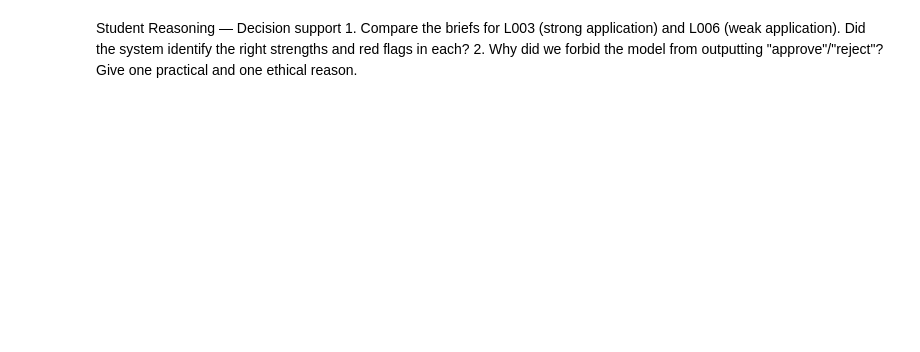
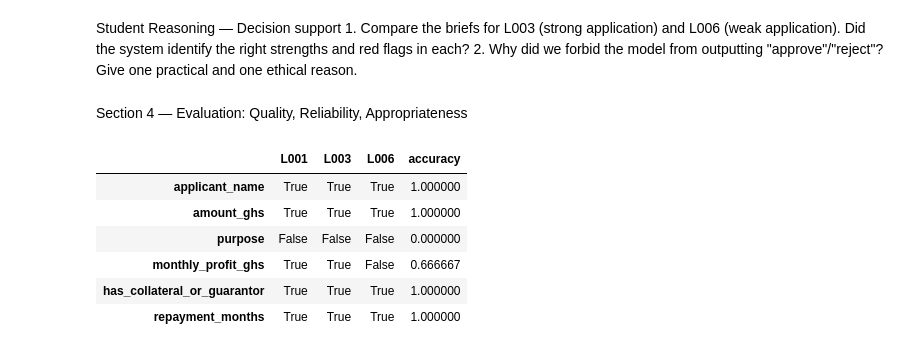
Before and after one commit to SamuelOpong07/lab-4-llm-decision-support, a Jupyter notebook: lab4_llm_decision_support.ipynb, the cells around one changed output. Saved outputs shown, nothing was run; the diff lists cells and outputs as text; code cells hidden in the pictures; blank space fills up the shorter version.

Commit message:
Part 4.1: Extraction accuracy against gold labels

```diff
--- a/lab4_llm_decision_support.ipynb
+++ b/lab4_llm_decision_support.ipynb
@@ -360,0 +363,42 @@ Student Reasoning — Decision support 1. Compare the briefs for L003 (strong ap
+# %% [markdown]
+Section 4 — Evaluation: Quality, Reliability, Appropriateness
+# %%
+# Part 4.1 — Extraction accuracy against gold labels
+
+GOLD_IDS = ["L001", "L003", "L006"]
+FIELDS = ["applicant_name", "amount_ghs", "purpose", "monthly_profit_ghs", "has_collateral_or_guarantor", "repayment_months"]
+
+def values_match(field, extracted_val, gold_val):
+    if extracted_val is None and gold_val is None:
+        return True
+    if extracted_val is None or gold_val is None:
+        return False
+    if field == "applicant_name":
+        return str(extracted_val).strip().lower() == str(gold_val).strip().lower()
+    if field == "purpose":
+        return str(extracted_val).strip().lower() == str(gold_val).strip().lower()
+    if field == "has_collateral_or_guarantor":
+        return bool(extracted_val) == bool(gold_val)
+    return extracted_val == gold_val
+
+results = {field: {} for field in FIELDS}
+
+for letter_id in GOLD_IDS:
+    extracted_row = df[df["letter_id"] == letter_id].iloc[0].to_dict()
+    gold_row = GOLD[letter_id]
+    for field in FIELDS:
+        results[field][letter_id] = values_match(field, extracted_row.get(field), gold_row.get(field))
+
+eval_df = pd.DataFrame(results).T
+eval_df.columns = GOLD_IDS
+eval_df["accuracy"] = eval_df[GOLD_IDS].mean(axis=1)
+
+eval_df
+# %% [output]
+|  | L001 | L003 | L006 | accuracy |
+| applicant_name | True | True | True | 1.000000 |
+| amount_ghs | True | True | True | 1.000000 |
+| purpose | False | False | False | 0.000000 |
+| monthly_profit_ghs | True | True | False | 0.666667 |
+| has_collateral_or_guarantor | True | True | True | 1.000000 |
+| repayment_months | True | True | True | 1.000000 |
```
Also changed, not shown: parts of 6 cells of this notebook.
